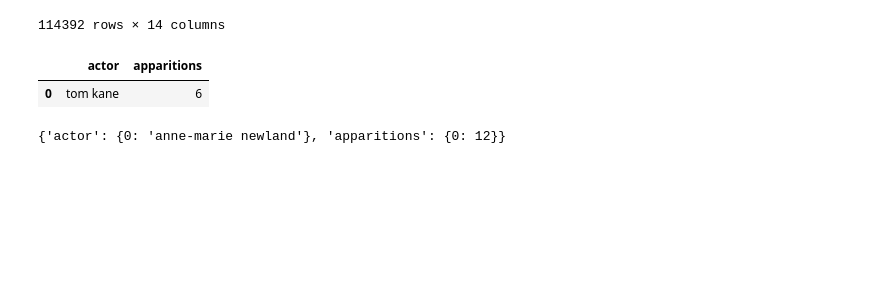
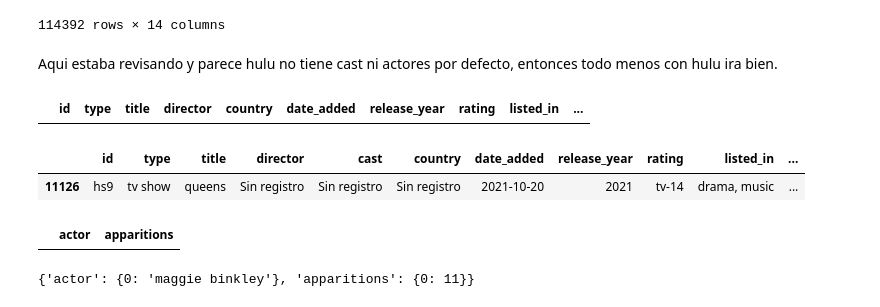
Before and after one commit to Altezier/LAB01-HENRY, a Jupyter notebook: querys.ipynb, the cells around one changed output. Cells and saved outputs as stored; diff of their text form; code cells hidden in the pictures; blank space fills up the shorter version.

```diff
--- a/querys.ipynb
+++ b/querys.ipynb
@@ -291,14 +292,25 @@ cast_df
 | 114390 | ns8807 | movie | zubaan | mozez singh | india | 2019-03-02 | 2015 | tv-14 | dramas, international movies, mus... | ... |
 | 114391 | ns8807 | movie | zubaan | mozez singh | india | 2019-03-02 | 2015 | tv-14 | dramas, international movies, mus... | ... |
 114392 rows × 14 columns
+# %% [markdown]
+Aqui estaba revisando y parece hulu no tiene cast ni actores por defecto, entonces todo menos con hulu ira bien.
+# %%
+cast_df[(cast_df['id']=='hs1')]
+# %% [output]
+|  | id | type | title | director | country | date_added | release_year | rating | listed_in | ... |
+# %%
+df[(df['id']=='hs9')]
+# %% [output]
+|  | id | type | title | director | cast | country | date_added | release_year | rating | listed_in | ... |
+| 11126 | hs9 | tv show | queens | Sin registro | Sin registro | Sin registro | 2021-10-20 | 2021 | tv-14 | drama, music | ... |
 # %%
 #Consulta que considera los parámetros de plataforma y año. Decido llamar al actor y la cantidad de veces que aparecería('apparitions') agrupado por el actor y en orden descendente la cantidad de veces que aparece. Limitando solo 1 para agarrar el que mas apariciones ha tenido.
-plat='d%'
-year=2014
+plat='hs%'
+year=2020
 dk.query(f"""SELECT actor ,count(*) as apparitions FROM cast_df WHERE id LIKE '{plat}' AND release_year='{year}' GROUP BY "actor" ORDER BY apparitions DESC LIMIT 1""").df()
+data
 # %% [output]
 |  | actor | apparitions |
-| 0 | tom kane | 6 |
 # %%
 def get_actor(platform: str, year: int):
     #Lectura de la base de datos:
@@ -332,6 +344,6 @@ def get_actor(platform: str, year: int):
     else:
         return ("No hay un actor registrado, en esa plataforma con el año indicado.")
 # %%
-get_actor('amazon',2016)
+get_actor('amazon',2018)
 # %% [output]
-{'actor': {0: 'anne-marie newland'}, 'apparitions': {0: 12}}
+{'actor': {0: 'maggie binkley'}, 'apparitions': {0: 11}}
```
Also changed, not shown: parts of 6 cells of this notebook.
